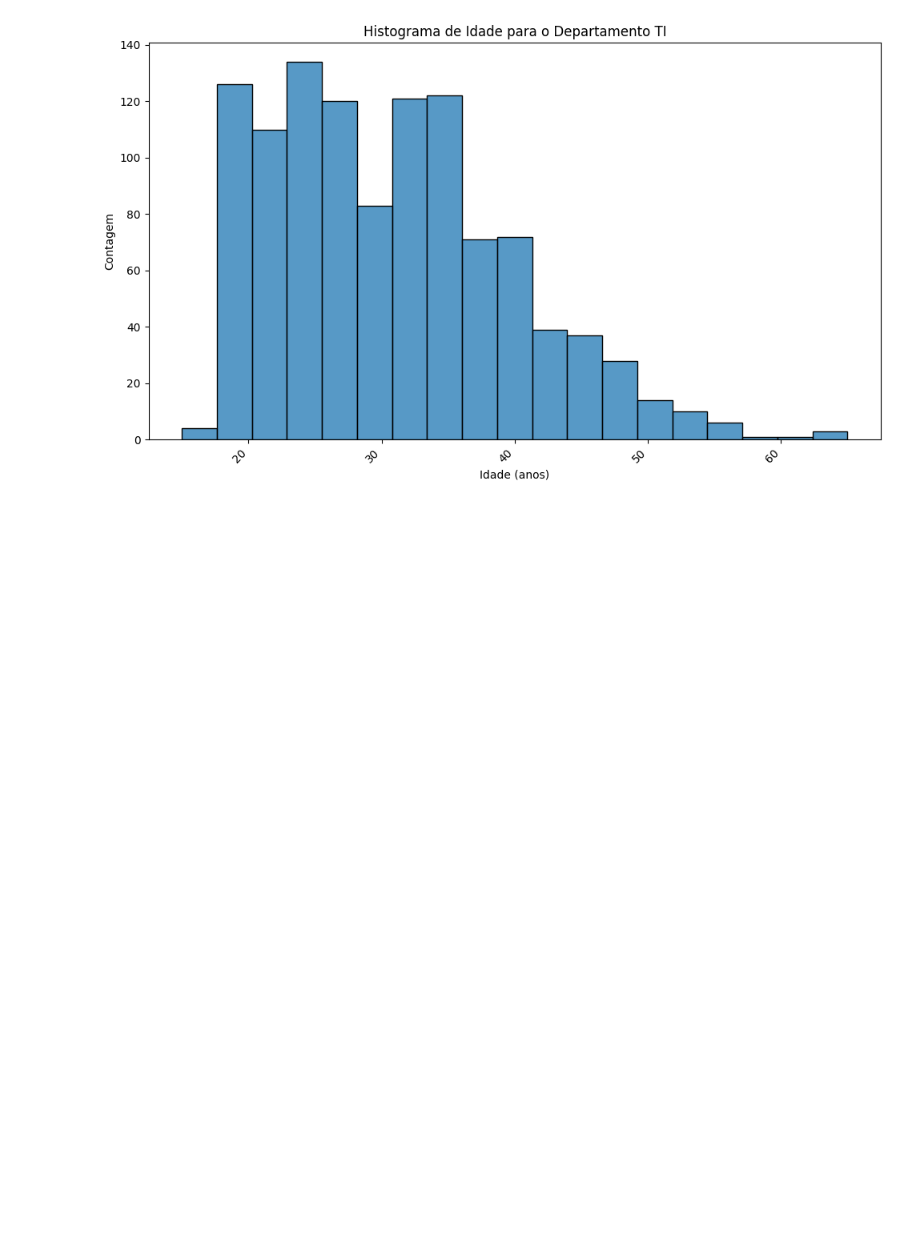
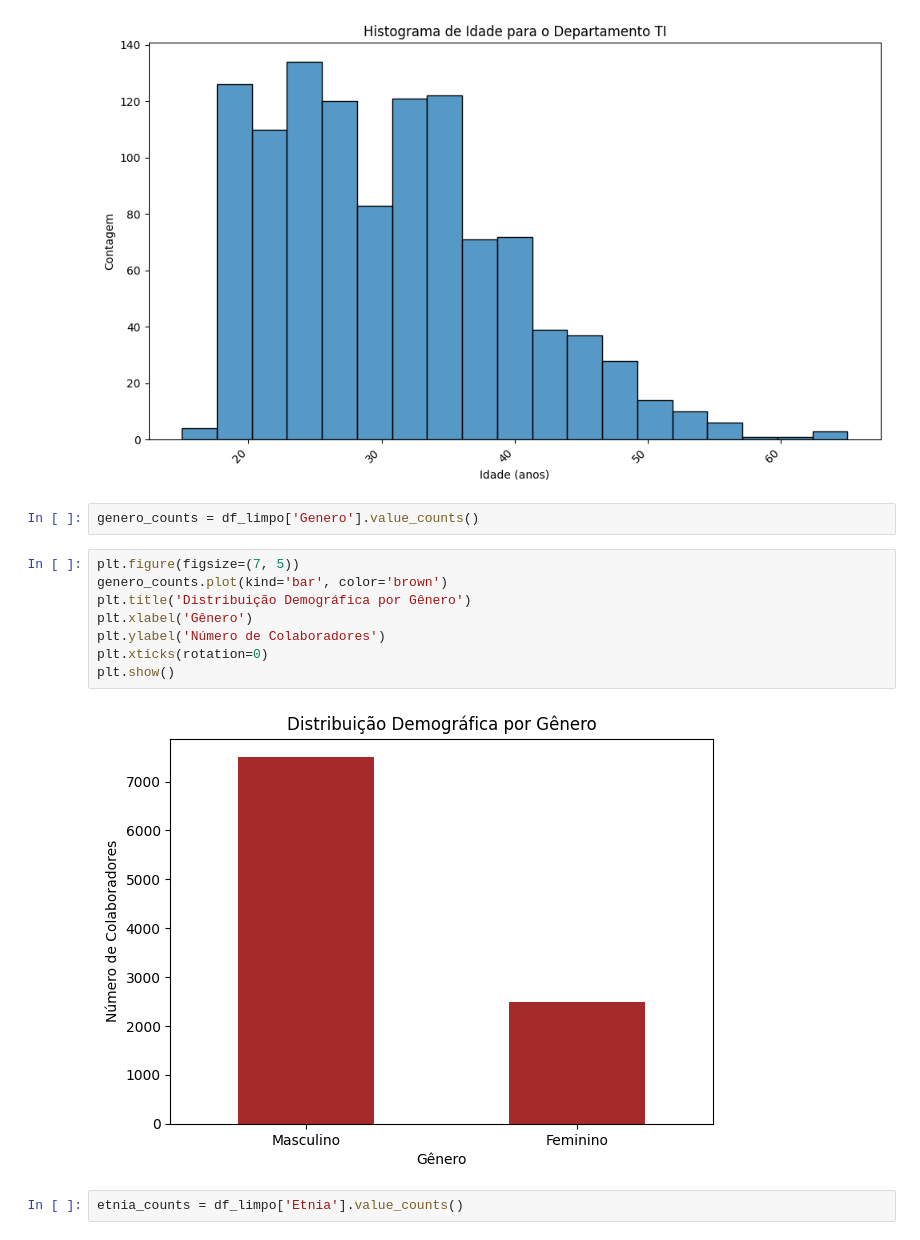
Before and after one commit to Ada-Empregabilidade/adahack-2024-dados, a Jupyter notebook: Entregas/DD-08/codigo.ipynb, the cells around one changed output. Drawn from its saved outputs; the diff is of its cells as text; blank space fills up the shorter version.

```diff
--- a/Entregas/DD-08/codigo.ipynb
+++ b/Entregas/DD-08/codigo.ipynb
@@ -540,3 +540,17 @@ for departamento in departamentos:
 [figure]
 [figure]
 [figure]
+# %%
+genero_counts = df_limpo['Genero'].value_counts()
+# %%
+plt.figure(figsize=(7, 5))
+genero_counts.plot(kind='bar', color='brown')
+plt.title('Distribuição Demográfica por Gênero')
+plt.xlabel('Gênero')
+plt.ylabel('Número de Colaboradores')
+plt.xticks(rotation=0)
+plt.show()
+# %% [output]
+[figure, added]
+# %%
+etnia_counts = df_limpo['Etnia'].value_counts()
```
Also changed, not shown: parts of 14 cells of this notebook, 1 other file.
